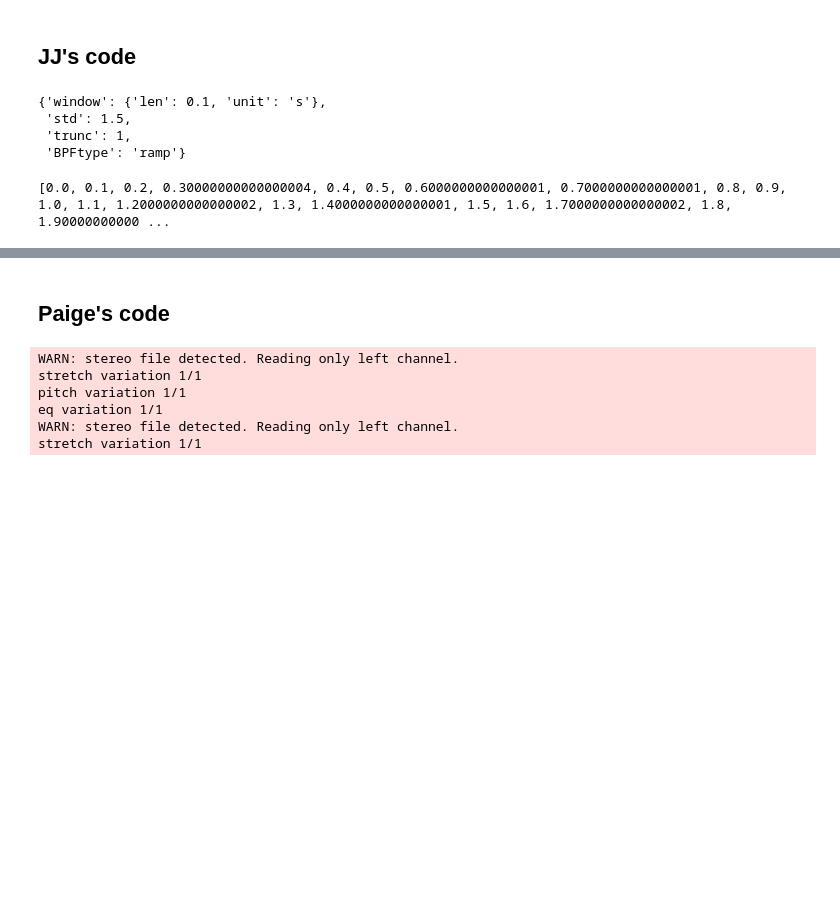
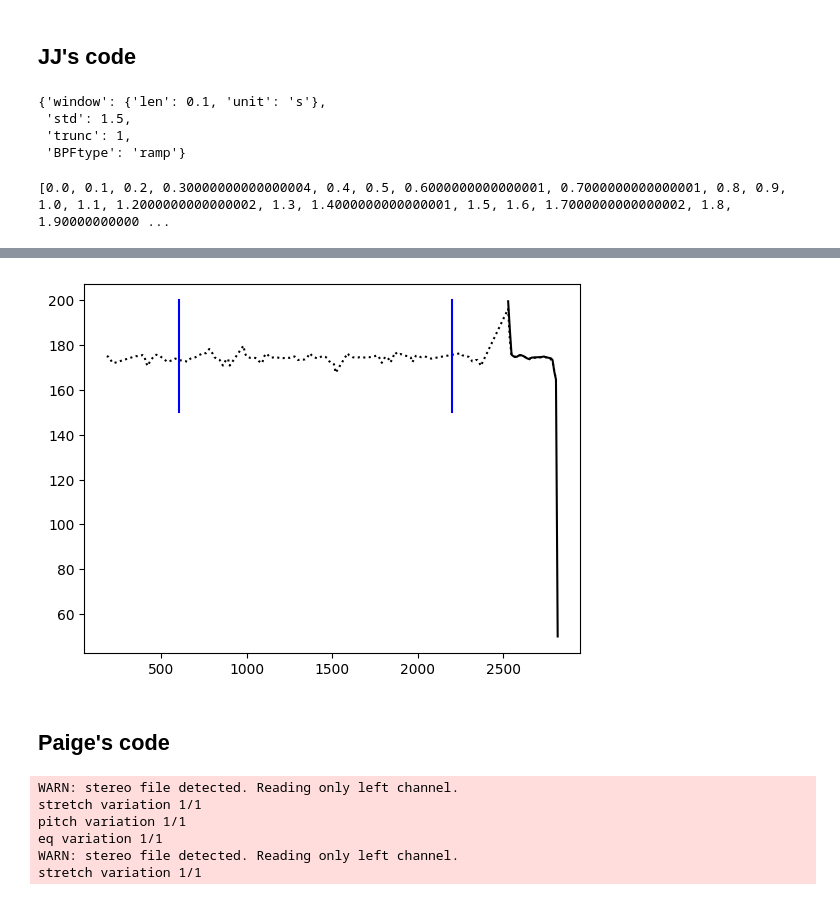
Before and after one commit to neuro-team-femto/vocal_ambiguity, a Jupyter notebook: stimulus_generation/generate_stimuli.ipynb, the cells around one changed output, grey strips where cells are left out. Saved outputs shown, nothing was run; the diff lists cells and outputs as text; code cells hidden in the pictures; blank space fills up the shorter version.

```diff
--- a/stimulus_generation/generate_stimuli.ipynb
+++ b/stimulus_generation/generate_stimuli.ipynb
@@ -123,10 +231,12 @@ bpf_times = generate_custom_bpf_times(target_word_start = 2.1,
                           transform_config = load_transform_config(transform = 'stretch',
                                                                    config_file = "./configs/random_stretch_profile.toml"))
 
-with open("./configs/random_stretch_profile.toml", "rb") as f:
+
+
+with open("./configs/random_pitch_profile.toml", "rb") as f:
     config_pars = tomli.load(f)
 
-bpf = cleese_bpf.createBPF(tr = 'stretch',
+bpf = cleese_bpf.createBPF(tr = 'pitch',
                config = config_pars,
                BPFtime = bpf_times,
                numPoints = len(bpf_times),
@@ -153,0 +257,81 @@ print(bpf)
+# %%
+input_file = "sounds/bottle_feel_175_flat.wav"
+wave_in, sr, _ = PhaseVocoder.wavRead(input_file)
+Audio(data=wave_in, rate=sr)
+
+#bpf_times = [0.,0.1,0.2,0.3,0.4,0.5,
+#             2.3,2.4,2.5,2.6,2.7,2.8]
+
+bpf_times = [2.5,2.7]
+
+with open("./configs/random_timbre_profile.toml", "rb") as f:
+    config_pars = tomli.load(f)
+
+eqFreqVec = cleese_bpf.createBPFfreqs(config_pars)
+
+bpf = cleese_bpf.createBPF(tr = 'eq',
+               config = config_pars,
+               BPFtime = bpf_times,
+               numPoints = len(bpf_times),
+               endOnTrans = False,
+               eqFreqVec = eqFreqVec)
+
+print(bpf)
+# tapper down to zero at the end of the processed periods
+bpf = np.append(bpf,
+                [[ 0, 10,
+                  0, 0,
+                  2.91485520e+02, 0,
+                  7.04347910e+02, 0,
+                  1.28912945e+03, 0,
+                  2.11741865e+03, 0,
+                  3.29061399e+03, 0,
+                  4.95233712e+03, 0,
+                  7.30601488e+03, 0,
+                  1.06397826e+04, 0,
+                  1.53617575e+04, 0,
+                  2.20500000e+04, 0],
+                [ 2.4, 10,
+                  0, 0,
+                  2.91485520e+02, 0,
+                  7.04347910e+02, 0,
+                  1.28912945e+03, 0,
+                  2.11741865e+03, 0,
+                  3.29061399e+03, 0,
+                  4.95233712e+03, 0,
+                  7.30601488e+03, 0,
+                  1.06397826e+04, 0,
+                  1.53617575e+04, 0,
+                  2.20500000e+04, 0],
+                [ 2.8, 10,
+                  0, 0,
+                  2.91485520e+02, 0,
+                  7.04347910e+02, 0,
+                  1.28912945e+03, 0,
+                  2.11741865e+03, 0,
+                  3.29061399e+03, 0,
+                  4.95233712e+03, 0,
+                  7.30601488e+03, 0,
+                  1.06397826e+04, 0,
+                  1.53617575e+04, 0,
+                  2.20500000e+04, 0]], axis=0)
+
+bpf = bpf[bpf[:, 0].argsort()]
+
+wave_out,bpf_out = cleese.process_data(
+        PhaseVocoder,
+        wave_in,
+        "./configs/random_timbre_profile.toml",
+        sample_rate=sr,
+        BPF=bpf)
+
+Audio(data=wave_out, rate=sr)
+print(bpf_out)
+
+times, pitch_interp = extract_pitch_interp(wave_in, sr, method='linear')
+plt.plot(times,pitch_interp,'k:')
+times, pitch_interp = extract_pitch_interp(wave_out, sr, method='linear')
+plt.plot(times,pitch_interp,'k')
+plt.plot([600,600],[150,200],'b')
+plt.plot([2200,2200],[150,200],'b')
+# %% [output]
@@ -153,0 +374 @@ print(bpf)
+[figure, added]
```
Also changed, not shown: parts of 13 cells of this notebook.
